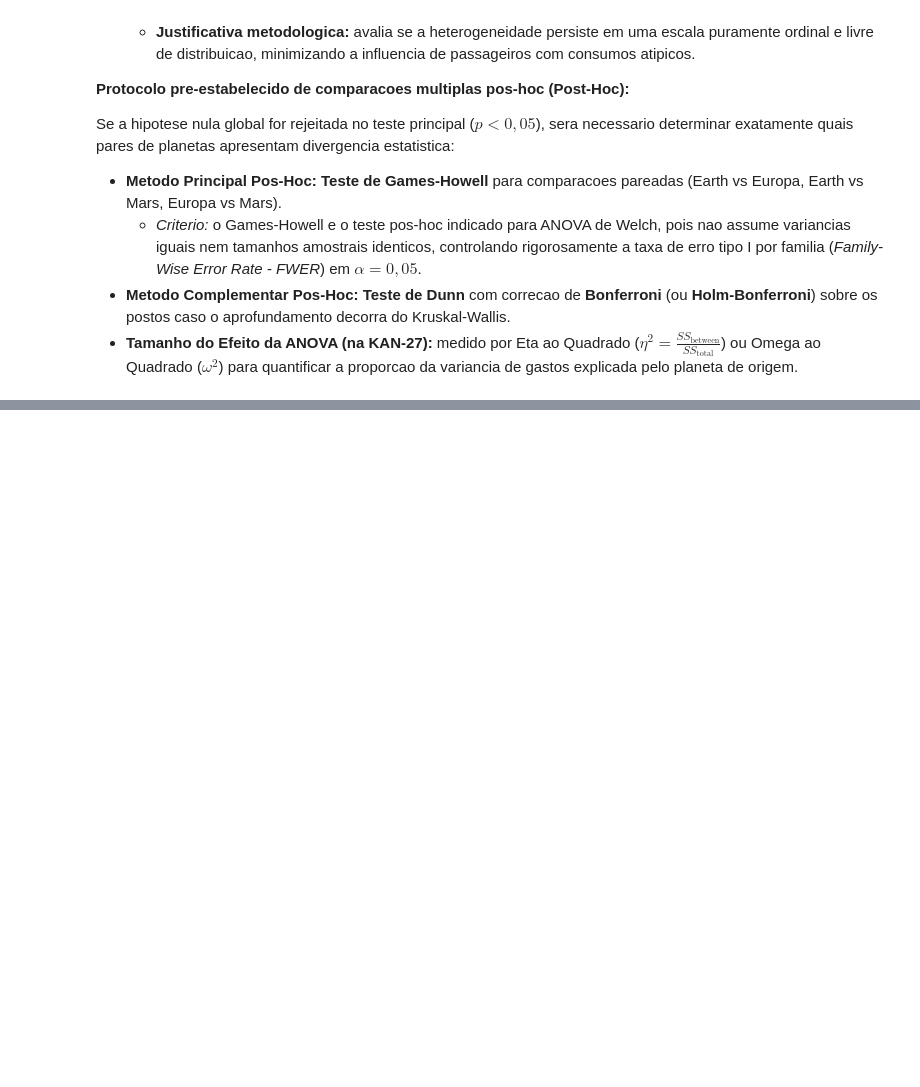
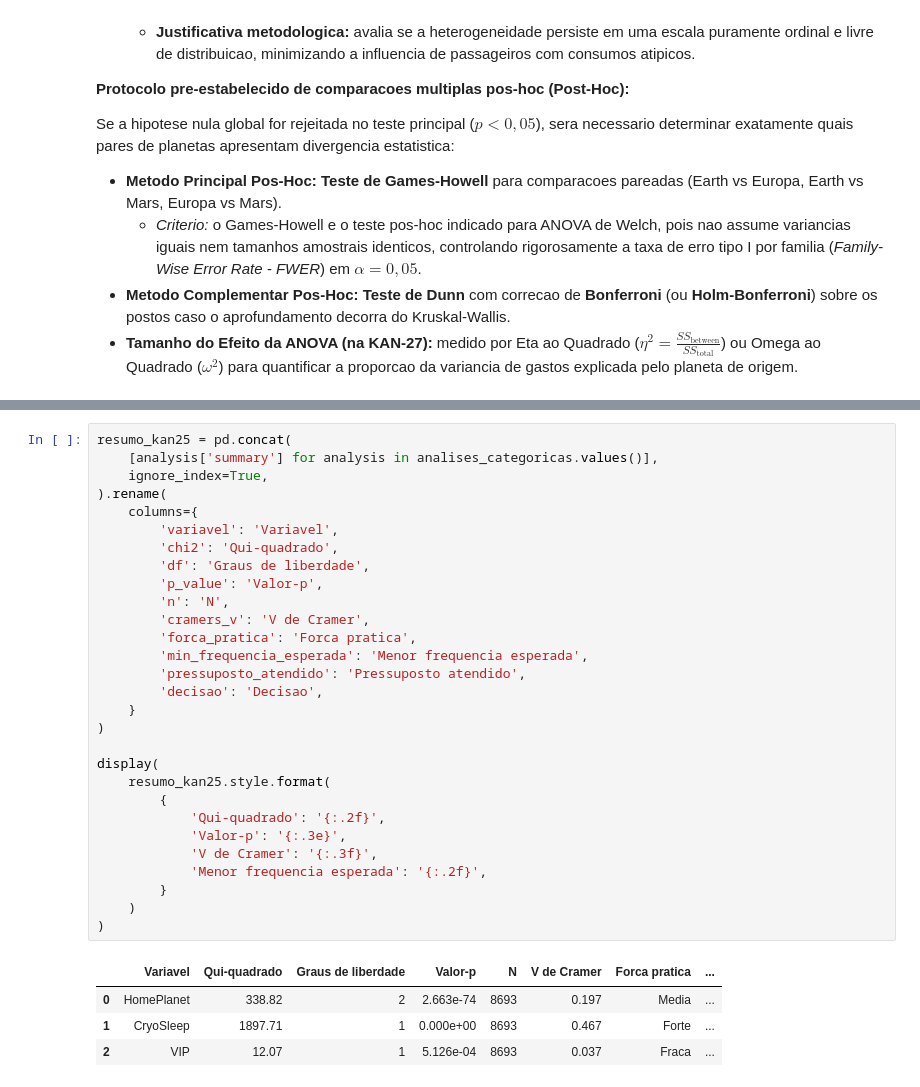
Before and after one commit to gmenezesg/spaceship-titanic-estatistica-posdl, a Jupyter notebook: notebooks/04_testes_hipoteses_anova.ipynb, the cells around one changed output, grey strips where cells are left out. Saved outputs shown, nothing was run; the diff lists cells and outputs as text; blank space fills up the shorter version.

```diff
--- a/notebooks/04_testes_hipoteses_anova.ipynb
+++ b/notebooks/04_testes_hipoteses_anova.ipynb
@@ -196,0 +357,34 @@ Portanto, este notebook para antes de calcular qualquer estatistica inferencial.
+# %%
+resumo_kan25 = pd.concat(
+    [analysis['summary'] for analysis in analises_categoricas.values()],
+    ignore_index=True,
+).rename(
+    columns={
+        'variavel': 'Variavel',
+        'chi2': 'Qui-quadrado',
+        'df': 'Graus de liberdade',
+        'p_value': 'Valor-p',
+        'n': 'N',
+        'cramers_v': 'V de Cramer',
+        'forca_pratica': 'Forca pratica',
+        'min_frequencia_esperada': 'Menor frequencia esperada',
+        'pressuposto_atendido': 'Pressuposto atendido',
+        'decisao': 'Decisao',
+    }
+)
+
+display(
+    resumo_kan25.style.format(
+        {
+            'Qui-quadrado': '{:.2f}',
+            'Valor-p': '{:.3e}',
+            'V de Cramer': '{:.3f}',
+            'Menor frequencia esperada': '{:.2f}',
+        }
+    )
+)
+# %% [output]
+|  | Variavel | Qui-quadrado | Graus de liberdade | Valor-p | N | V de Cramer | Forca pratica | ... |
+| 0 | HomePlanet | 338.82 | 2 | 2.663e-74 | 8693 | 0.197 | Media | ... |
+| 1 | CryoSleep | 1897.71 | 1 | 0.000e+00 | 8693 | 0.467 | Forte | ... |
+| 2 | VIP | 12.07 | 1 | 5.126e-04 | 8693 | 0.037 | Fraca | ... |
```
Also changed, not shown: parts of 6 cells of this notebook.
